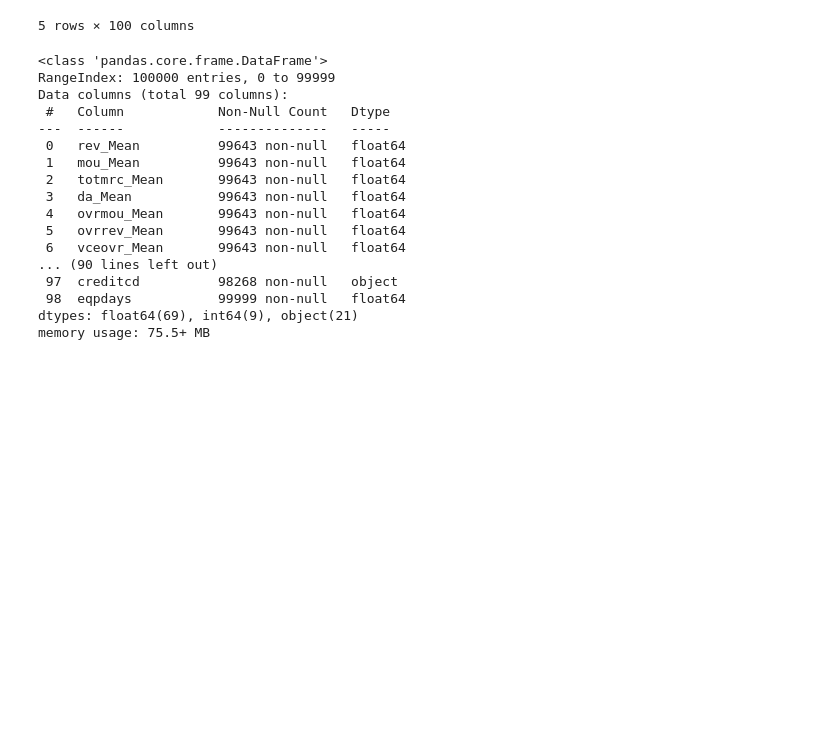
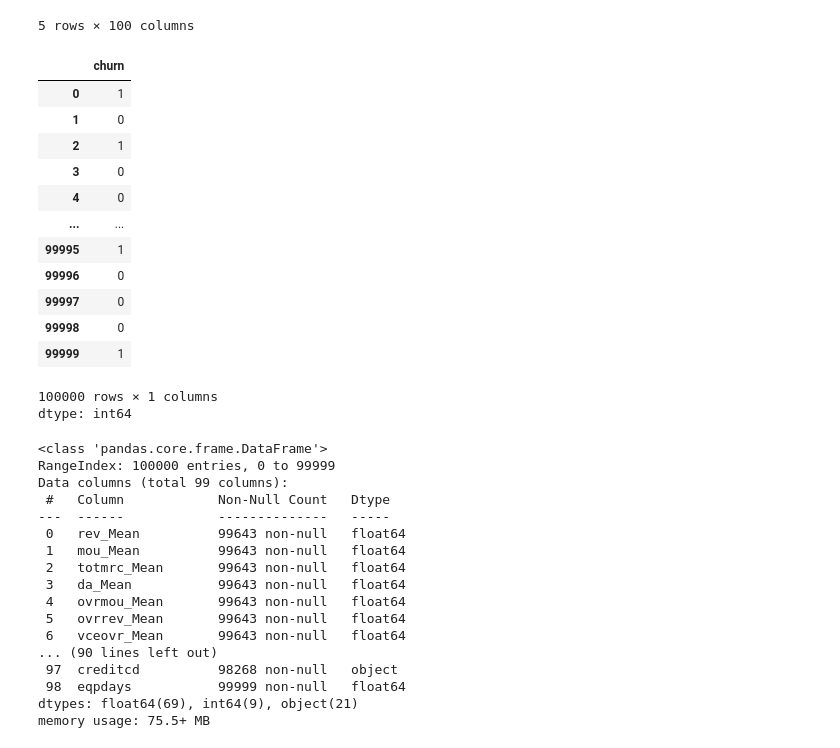
Before and after one commit to macapagithub/churn-prediction, a Jupyter notebook: notebooks/process.ipynb, the cells around one changed output. Cells and saved outputs as stored; diff of their text form; code cells hidden in the pictures; blank space fills up the shorter version.

```diff
--- a/notebooks/process.ipynb
+++ b/notebooks/process.ipynb
@@ -24,8 +25,23 @@ df.head()
 | 4 | 55.2300 | 570.50 | 71.980 | 0.0000 | 0.00 | 0.0 | 0.0 | 0.0 | ... |
 5 rows × 100 columns
 # %%
-# df['churn'] # target.
-df.drop(['Customer_ID'], axis=1, inplace=True)
+df['churn'] # target.
+# df.drop(['Customer_ID'], axis=1, inplace=True)
+# %% [output]
+|  | churn |
+| 0 | 1 |
+| 1 | 0 |
+| 2 | 1 |
+| 3 | 0 |
+| 4 | 0 |
+| ... | ... |
+| 99995 | 1 |
+| 99996 | 0 |
+| 99997 | 0 |
+| 99998 | 0 |
+| 99999 | 1 |
+100000 rows × 1 columns
+dtype: int64
 # %%
 df.info()
 # %% [output]
```
Also changed, not shown: parts of 33 cells of this notebook.
